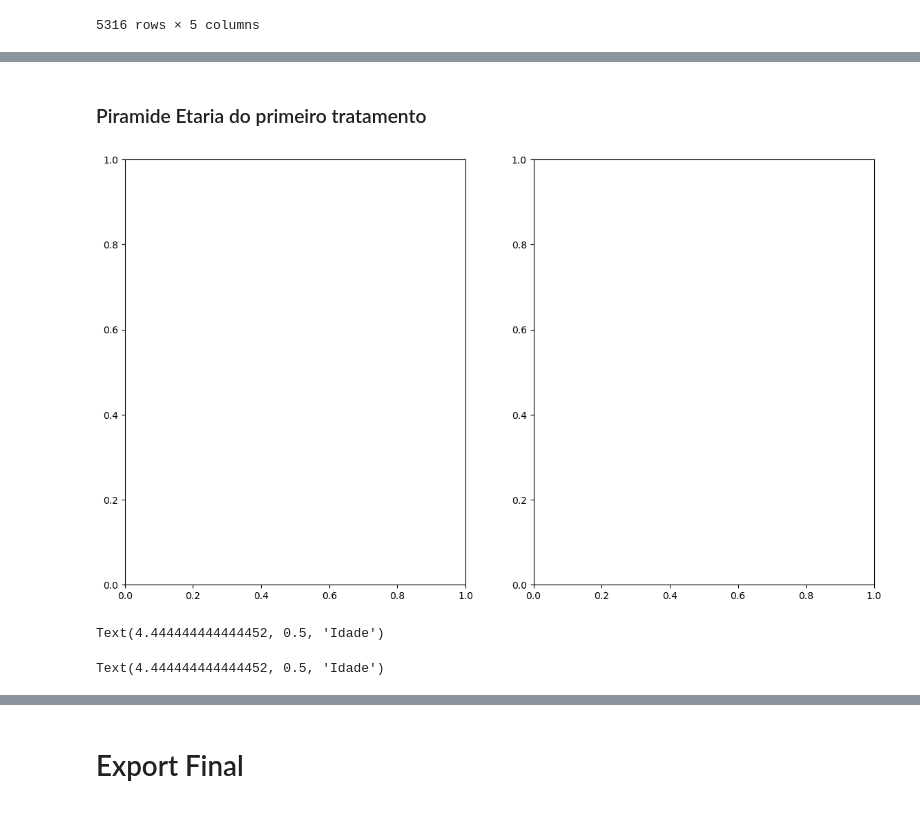
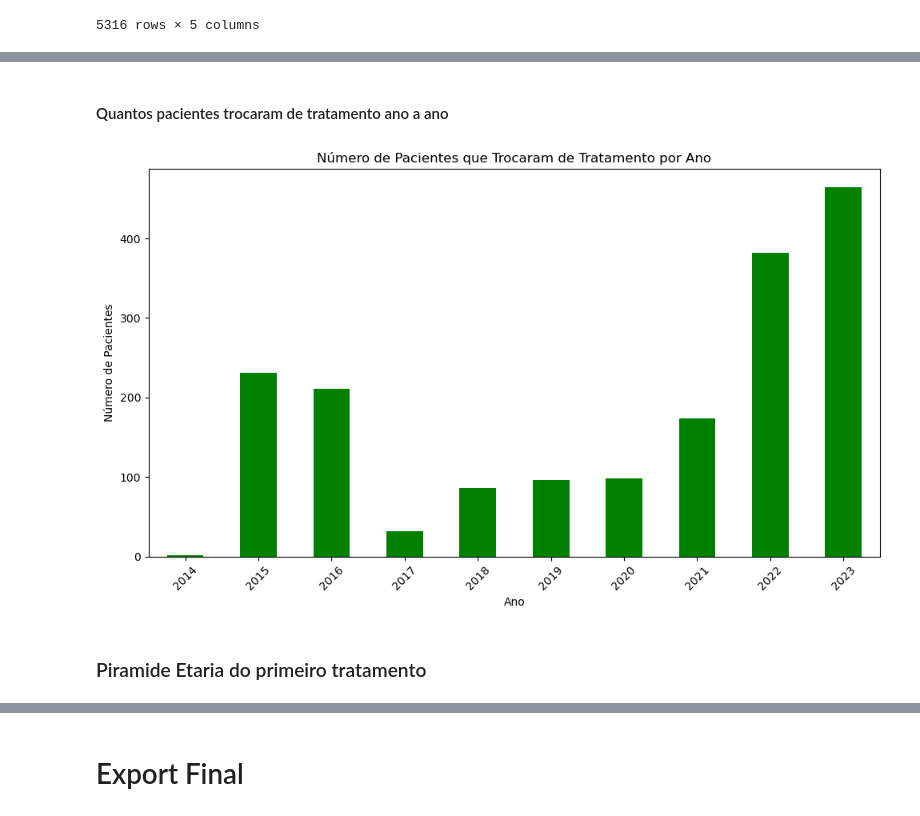
Before and after one commit to TiamatCod3/tcc-canabidiol, a Jupyter notebook: Notebooks/Tratamento_dos_Dados.ipynb, the cells around one changed output, grey strips where cells are left out. Cells and saved outputs as stored; diff of their text form; code cells hidden in the pictures.

```diff
--- a/Notebooks/Tratamento_dos_Dados.ipynb
+++ b/Notebooks/Tratamento_dos_Dados.ipynb
@@ -712,3 +750,40 @@ datas_atendimento
+# %% [markdown]
+#### Quantos pacientes trocaram de tratamento ano a ano
+# %%
+# 1. Criar uma cópia do DataFrame original
+df_copia = rj_epilepsia_total.copy()
+
+# 2. Converter as colunas de data para datetime
+df_copia['data_atendimento'] = pd.to_datetime(df_copia['data_atendimento'])
+
+# 3. Ordenar os dados por paciente e data de atendimento
+df_copia.sort_values(by=['numero_cns_paciente', 'data_atendimento'], inplace=True)
+
+# 4. Detectar mudanças no tratamento para cada paciente, ignorando o primeiro tratamento
+df_copia['tratamento_anterior'] = df_copia.groupby('numero_cns_paciente')['procedimento_principal_extenso'].shift()
+df_copia['mudanca_tratamento'] = (df_copia['tratamento_anterior'] != df_copia['procedimento_principal_extenso']) & df_copia['tratamento_anterior'].notna()
+
+# 5. Filtrar apenas as mudanças de tratamento
+mudancas_tratamento = df_copia[df_copia['mudanca_tratamento']].copy()
+
+# 6. Extrair o ano da mudança usando .loc[] para evitar SettingWithCopyWarning
+mudancas_tratamento.loc[:, 'ano_mudanca'] = mudancas_tratamento['data_atendimento'].dt.year
+
+# 7. Contar o número de pacientes que mudaram de tratamento por ano
+pacientes_por_ano_mudanca = mudancas_tratamento.groupby('ano_mudanca')['numero_cns_paciente'].nunique()
+
+# 8. Plotar o gráfico e salvar como PNG
+plt.figure(figsize=(10, 6))
+pacientes_por_ano_mudanca.plot(kind='bar', color='green')
+plt.title('Número de Pacientes que Trocaram de Tratamento por Ano')
+plt.xlabel('Ano')
+plt.ylabel('Número de Pacientes')
+plt.xticks(rotation=45)
+plt.tight_layout()
+plt.savefig('pacientes_troca_tratamento_por_ano.png')  # Exportar como PNG
+plt.show()
+# %% [output]
+[figure, added]
 # %% [markdown]
 ### Piramide Etaria do primeiro tratamento
 # %%
@@ -732,27 +807,3 @@ tabela_agrupada_feminino = (
     .reset_index()
     .sort_values(by=["numero_idade"], ascending=True)
 )
-# %%
-# Definir cores por sexo
-cores = {"M": "blue", "F": "pink"}
-
-# Criar figura e subplots
-fig, (ax1, ax2) = plt.subplots(1, 2, figsize=(14, 8))
-# %% [output]
-[figure, removed]
-# %%
-# Gráfico para homens
-ax1.barh(tabela_agrupada_masculino["numero_idade"], tabela_agrupada_masculino["Numero de pacientes"], color=cores["M"])
-ax1.set_xlabel("Numero de pacientes")
-ax1.set_title("Homens")
-ax1.set_ylabel("Idade")
-# %% [output]
-Text(4.444444444444452, 0.5, 'Idade')
-# %%
-# Gráfico para mulheres
-ax2.barh(tabela_agrupada_feminino["numero_idade"], tabela_agrupada_feminino["Numero de pacientes"], color=cores["F"])
-ax2.set_xlabel("Numero de pacientes")
-ax2.set_title("Mulheres")
-ax1.set_ylabel("Idade")
-# %% [output]
-Text(4.444444444444452, 0.5, 'Idade')
```
Also changed, not shown: parts of 11 cells of this notebook, 4 other files.
